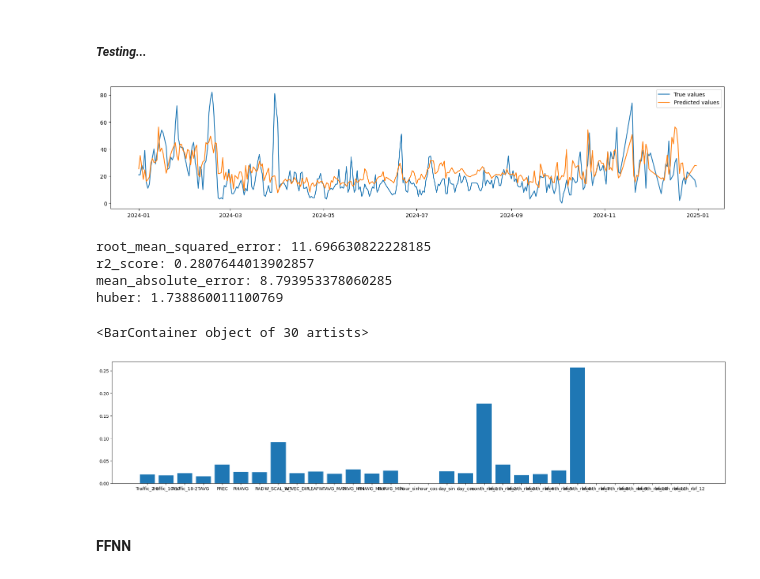
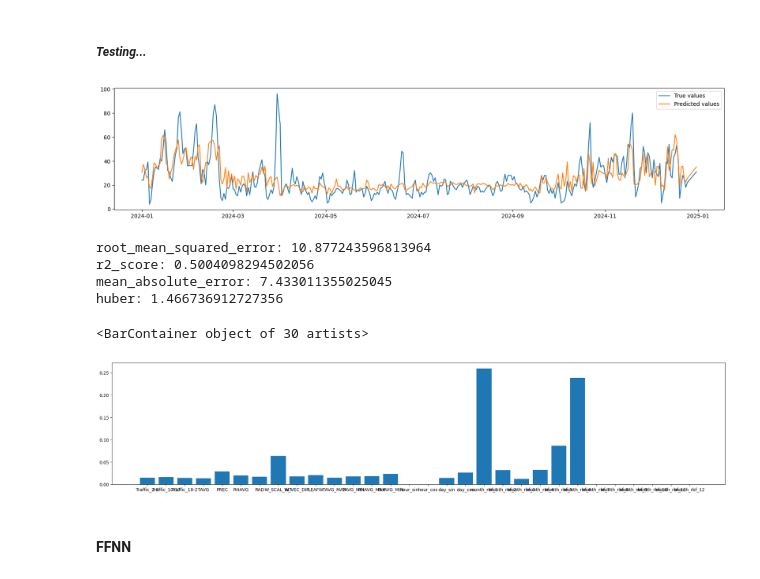
Before and after one commit to davidesonno/AII-project, a Jupyter notebook: 5-model-selection.ipynb, the cells around one changed output. Drawn from its saved outputs; the diff is of its cells as text; code cells hidden in the pictures.

```diff
--- a/5-model-selection.ipynb
+++ b/5-model-selection.ipynb
@@ -55,8 +68,8 @@ for station in stations:
         aggregations = DEFAULT_AGGREGATIONS,
         max_min_columns = DEFAULT_MAX_MIN_COLUMNS,
         # traffic merging parameters:
-        bin_size = 8,
-        offset = 2
+        bin_size = 3,
+        offset = 0
     )
 
     print(f'Station {station} agents: ',', '.join(list(station_data[station].keys())))
@@ -619,40 +633,40 @@ daily_models['XGB Regressor'] = (xgb.XGBRegressor, xgbr_params, None, False)
 # %% [markdown]
 ##### *Testing...*
 # %%
-agent = 'GIARDINI MARGHERITA'
+station = 'PORTA SAN FELICE'
 agent = 'PM10'
 
 xgbr_model = xgb.XGBRegressor(**xgbr_params)
 xgbr_model.fit(training_sets[station][agent]['x'], training_sets[station][agent]['y'])
 xgbr_pred = xgbr_model.predict(test_sets[station][agent]['x'])
 xgbr_pred_df = pd.DataFrame(xgbr_pred, index=test_sets[station][agent]['y'].index)
 start = datetime(2024,1,1)
 end = datetime(2024,12,31)
 
 plt.figure(figsize=figsize)
 plt.plot(test_sets[station][agent]['y'][(test_sets[station][agent]['y'].index>=start)&(test_sets[station][agent]['y'].index<=end)], label='True values')
 plt.plot(xgbr_pred_df[(xgbr_pred_df.index>=start)&(xgbr_pred_df.index<=end)], label='Predicted values')
 plt.legend()
 plt.show()
 
 xgbr_scores={}
 for m in metrics:
     xgbr_score = m(test_sets[station][agent]['y'],xgbr_pred_df)
     print(f'{m.__name__}: {xgbr_score}')
     xgbr_scores[m.__name__] = xgbr_score
 # %% [output]
-[figure, old version]
+[figure, new version]
-root_mean_squared_error: 11.696630822228185
-r2_score: 0.2807644013902857
-mean_absolute_error: 8.793953378060285
-huber: 1.738860011100769
+root_mean_squared_error: 10.877243596813964
+r2_score: 0.5004098294502056
+mean_absolute_error: 7.433011355025045
+huber: 1.466736912727356
 # %%
 xgbr_feat = pd.Series(index=training_sets[station][agent]['x'].columns, data=xgbr_model.feature_importances_)
 plt.figure(figsize=(25,5))
 plt.bar(xgbr_feat.index,xgbr_feat)
 # %% [output]
 <BarContainer object of 30 artists>
-[figure, old version]
+[figure, new version]
 # %% [markdown]
 #### **FFNN**
 # %%
```
Also changed, not shown: parts of 12 cells of this notebook.
